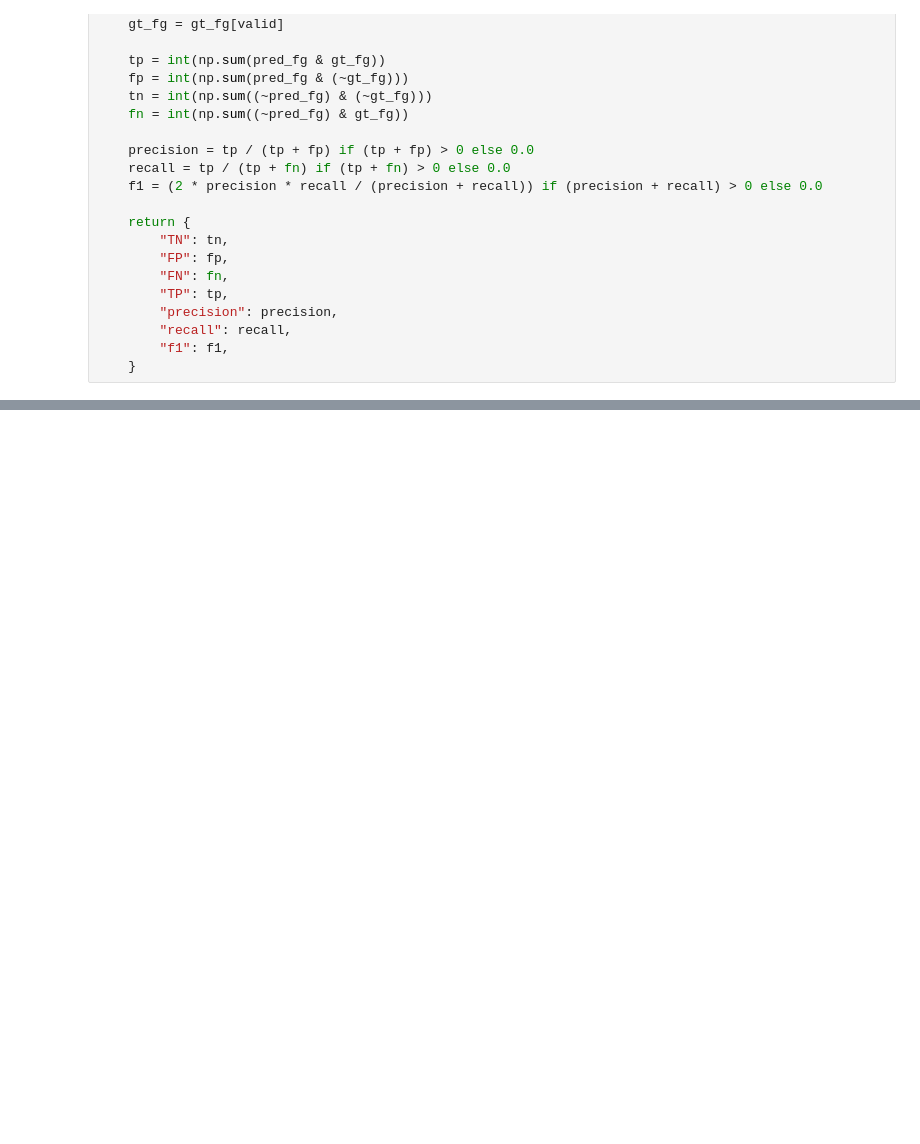
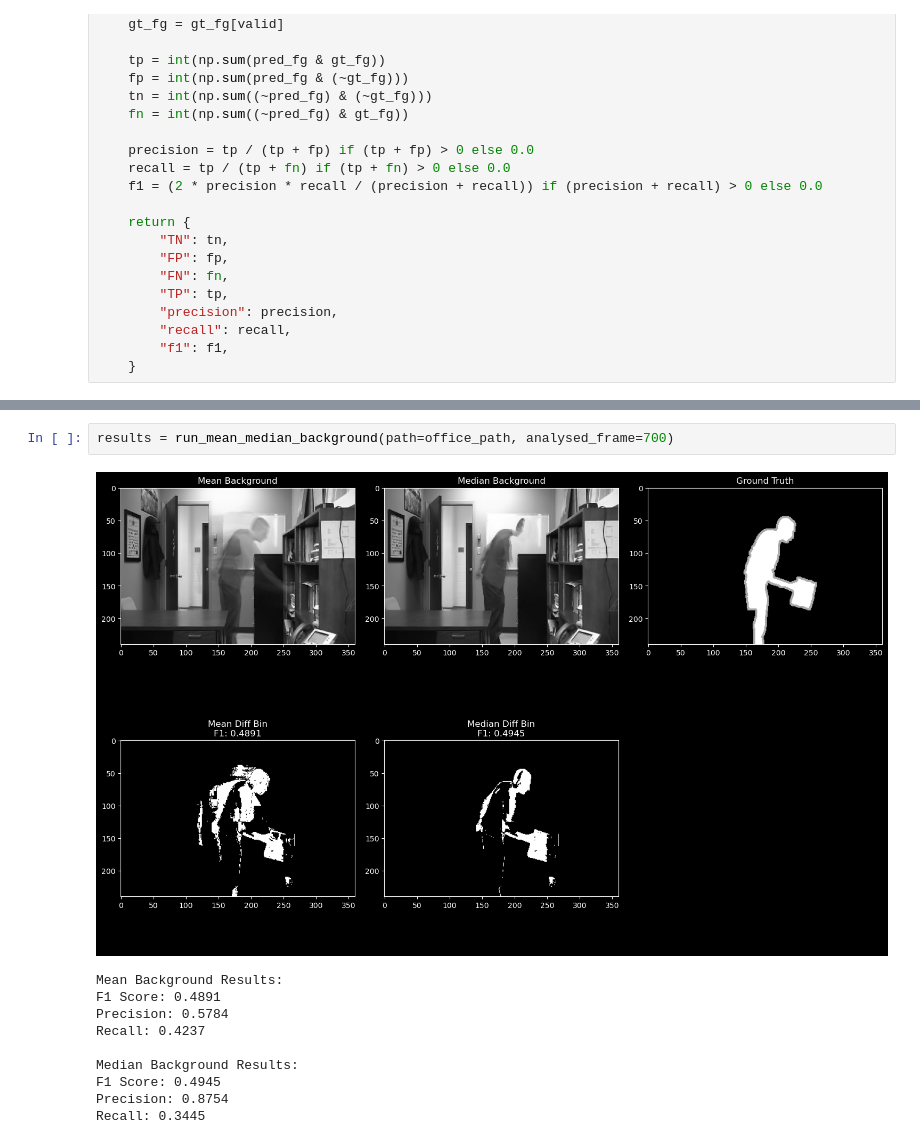
Before and after one commit to jjedra4/algo-wiz, a Jupyter notebook: lab3/lab3.ipynb, the cells around one changed output, grey strips where cells are left out. Saved outputs shown, nothing was run; the diff lists cells and outputs as text; blank space fills up the shorter version.

```diff
--- a/lab3/lab3.ipynb
+++ b/lab3/lab3.ipynb
@@ -106,0 +150,13 @@ error: OpenCV(4.11.0) /Users/runner/miniforge3/conda-bld/libopencv_1739279480621
+# %%
+results = run_mean_median_background(path=office_path, analysed_frame=700)
+# %% [output]
+[figure, added]
+Mean Background Results:
+F1 Score: 0.4891
+Precision: 0.5784
+Recall: 0.4237
+
+Median Background Results:
+F1 Score: 0.4945
+Precision: 0.8754
+Recall: 0.3445
```
Also changed, not shown: parts of 4 cells of this notebook.
